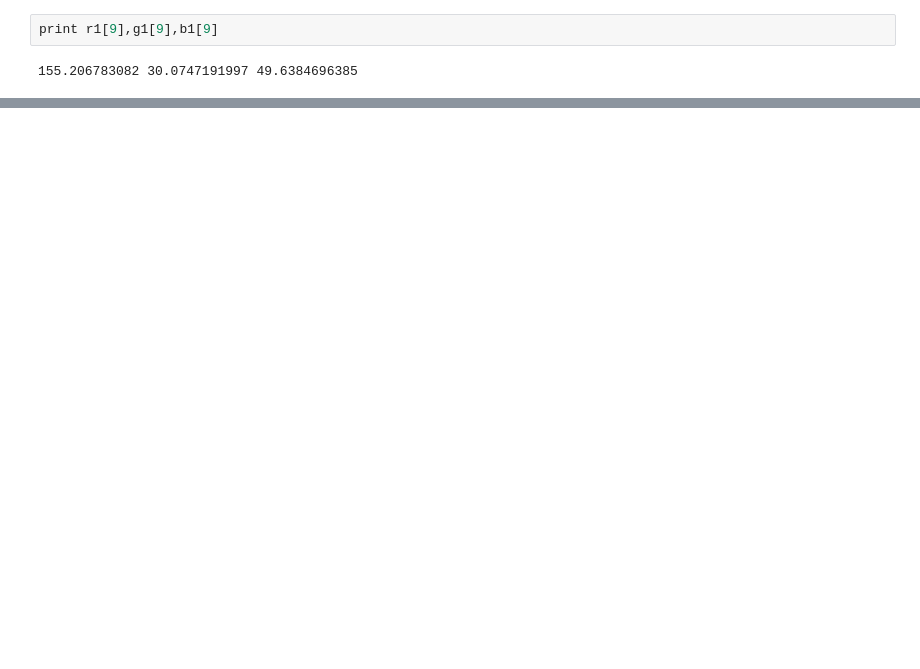
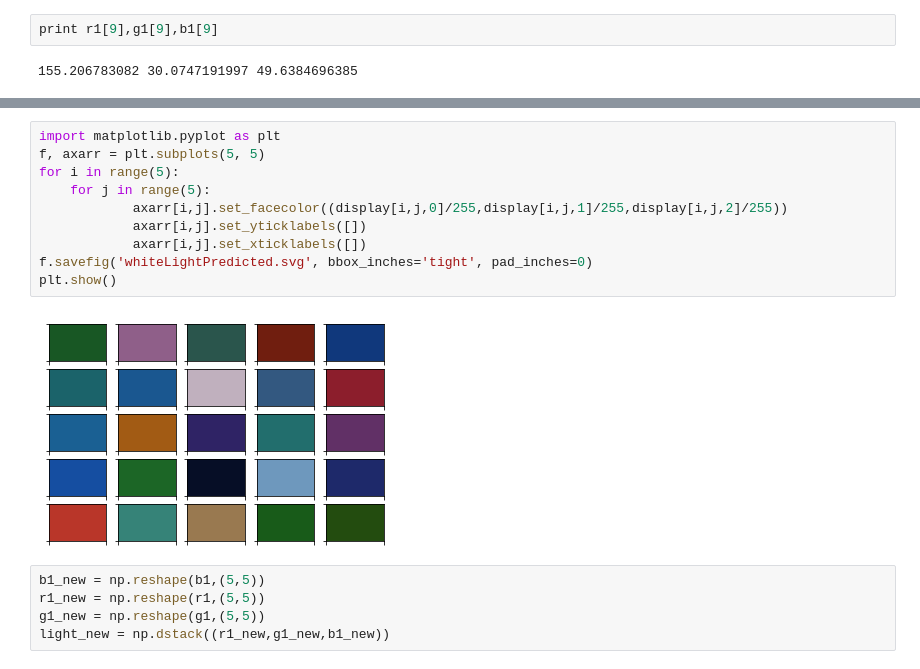
Before and after one commit to nehay06/paint_project, a Jupyter notebook: src/Experiment4.ipynb, the cells around one changed output, grey strips where cells are left out. Cells and saved outputs as stored; diff of their text form; blank space fills up the shorter version.

```diff
--- a/src/Experiment4.ipynb
+++ b/src/Experiment4.ipynb
@@ -293,0 +259,17 @@ print r1[9],g1[9],b1[9]
+# %%
+import matplotlib.pyplot as plt
+f, axarr = plt.subplots(5, 5)
+for i in range(5):
+    for j in range(5):
+            axarr[i,j].set_facecolor((display[i,j,0]/255,display[i,j,1]/255,display[i,j,2]/255))
+            axarr[i,j].set_yticklabels([])
+            axarr[i,j].set_xticklabels([])
+f.savefig('whiteLightPredicted.svg', bbox_inches='tight', pad_inches=0)
+plt.show()
+# %% [output]
+[figure, added]
+# %%
+b1_new = np.reshape(b1,(5,5))
+r1_new = np.reshape(r1,(5,5))
+g1_new = np.reshape(g1,(5,5))
+light_new = np.dstack((r1_new,g1_new,b1_new))
```
Also changed, not shown: parts of 43 cells of this notebook, 9 other files.
